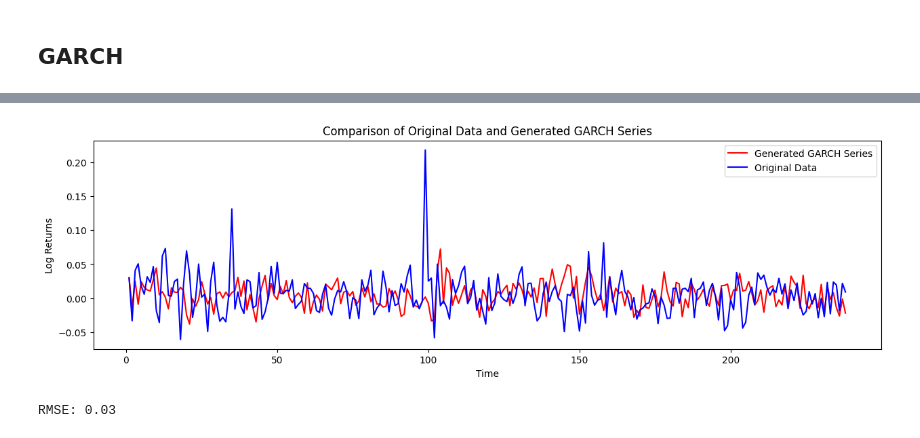
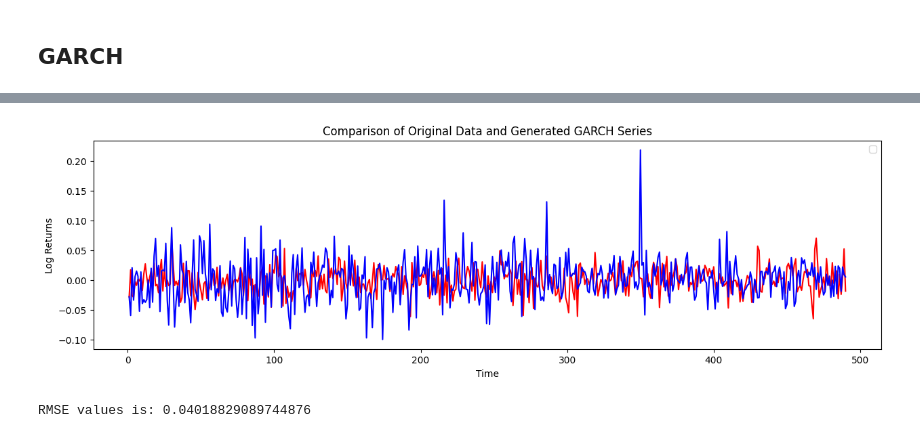
Before and after one commit to piyush-an/INFO7374_Predict_StockPrice, a Jupyter notebook: 5_Benchmark_Study.ipynb, the cells around one changed output, grey strips where cells are left out. Drawn from its saved outputs; the diff is of its cells as text; code cells hidden in the pictures.

Commit message:
garch updated

```diff
--- a/5_Benchmark_Study.ipynb
+++ b/5_Benchmark_Study.ipynb
@@ -158,8 +158,22 @@ confidence interval of Monte Carlo mean: 336.7833647524632 362.5781873388913
 # %% [markdown]
 ## GARCH
 # %%
-def GARCH_likelihood(param, Y):
-    mu, omega, alpha, beta = param
+# Garch Model
+
+import numpy as np
+import pandas as pd
+from scipy.optimize import minimize
+
+from datetime import datetime
+import matplotlib.pyplot as plt
+import yfinance as yf
+
+
+def GARCH(param, *args):
+    mu = param[0]
+    omega = param[1]
+    alpha = param[2]
+    beta = param[3]
     T = Y.shape[0]
     GARCH_Dens = np.zeros(T)
     sigma2 = np.zeros(T)
@@ -174,12 +188,15 @@ def GARCH_likelihood(param, Y):
             + (1 / 2) * np.log(v[t])
             + (1 / 2) * (F[t] / v[t])
         )
-    Likelihood = np.sum(GARCH_Dens[1:-1])
-    return Likelihood
+        Likelihood = np.sum(GARCH_Dens[1:-1])
+        return Likelihood
 
 
-def simulate_GARCH(params, Y0, T):
-    mu, omega, alpha, beta = params
+def GARCH_PROD(params, Y0, T):
+    mu = params[0]
+    omega = params[1]
+    alpha = params[2]
+    beta = params[3]
     Y = np.zeros(T)
     sigma2 = np.zeros(T)
     Y[0] = Y0
@@ -190,36 +207,26 @@ def simulate_GARCH(params, Y0, T):
     return Y
 
 
-# Calculate log returns
-log_returns = np.diff(np.log(NVDA["Adj Close"].values))
-data_length = log_returns.size
+start_date = datetime(2022, 1, 1)
+end_date = datetime(2023, 12, 31)
+NVDA = yf.download("NVDA", start_date, end_date)
+# Y = NVDA['Adj Close'].values
+Y = np.diff(np.log(NVDA["Adj Close"].values))
+T = Y.size
+param0 = np.array([np.mean(Y), np.var(Y) / 4, 0.15, 0.2])
+param_star = minimize(
+    GARCH, param0, method="BFGS", options={"xtol": 1e-8, "disp": True}
+)
+Y_GARCH = GARCH_PROD(param_star.x, Y[0], T)
+timevec = np.linspace(1, T, T)
+plt.figure(figsize=(15, 4))
+plt.plot(timevec, Y_GARCH, "r", timevec, Y, "b")
+RMSE = np.sqrt(np.mean((Y_GARCH - Y) ** 2))
 
-# Initialize GARCH model parameters
-initial_params = np.array([np.mean(log_returns), np.var(log_returns) / 4, 0.15, 0.2])
-
-# Estimate GARCH parameters using optimization
-estimated_params = minimize(
-    GARCH, initial_params, method="BFGS", options={"xtol": 1e-8, "disp": True}
-)
-
-# Generate GARCH time series
-generated_series = GARCH_PROD(estimated_params.x, log_returns[0], data_length)
-
-# Create time vector
-time_vector = np.linspace(1, data_length, data_length)
-
-# Plot original data and generated GARCH time series
-plt.figure(figsize=(15, 4))
-# plt.plot(time_vector, generated_series, "r", time_vector, log_returns, "b")
-plt.plot(time_vector, generated_series, "r", label="Generated GARCH Series")
-plt.plot(time_vector, log_returns, "b", label="Original Data")
 plt.xlabel("Time")
 plt.ylabel("Log Returns")
 plt.title("Comparison of Original Data and Generated GARCH Series")
 plt.legend()
 plt.show()
-
-# Calculate and print RMSE
-RMSE = np.sqrt(np.mean((generated_series - log_returns) ** 2))
-print(f"RMSE: {RMSE:.2f}")
+print("RMSE values is:", RMSE)
 # %% [output]
@@ -230,2 +239,2 @@ print(f"RMSE: {RMSE:.2f}")
-[figure, old version]
+[figure, new version]
-RMSE: 0.03
+RMSE values is: 0.04018829089744876
```
Also changed, not shown: parts of 3 cells of this notebook.
